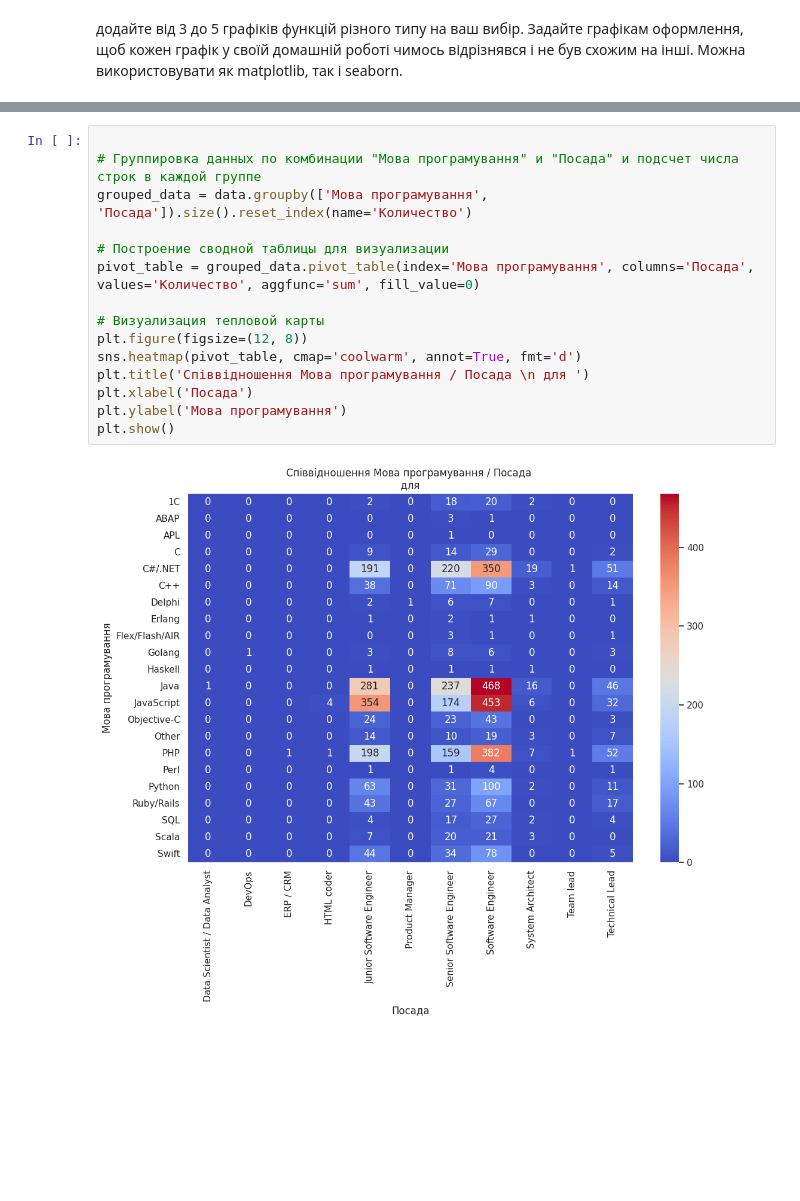
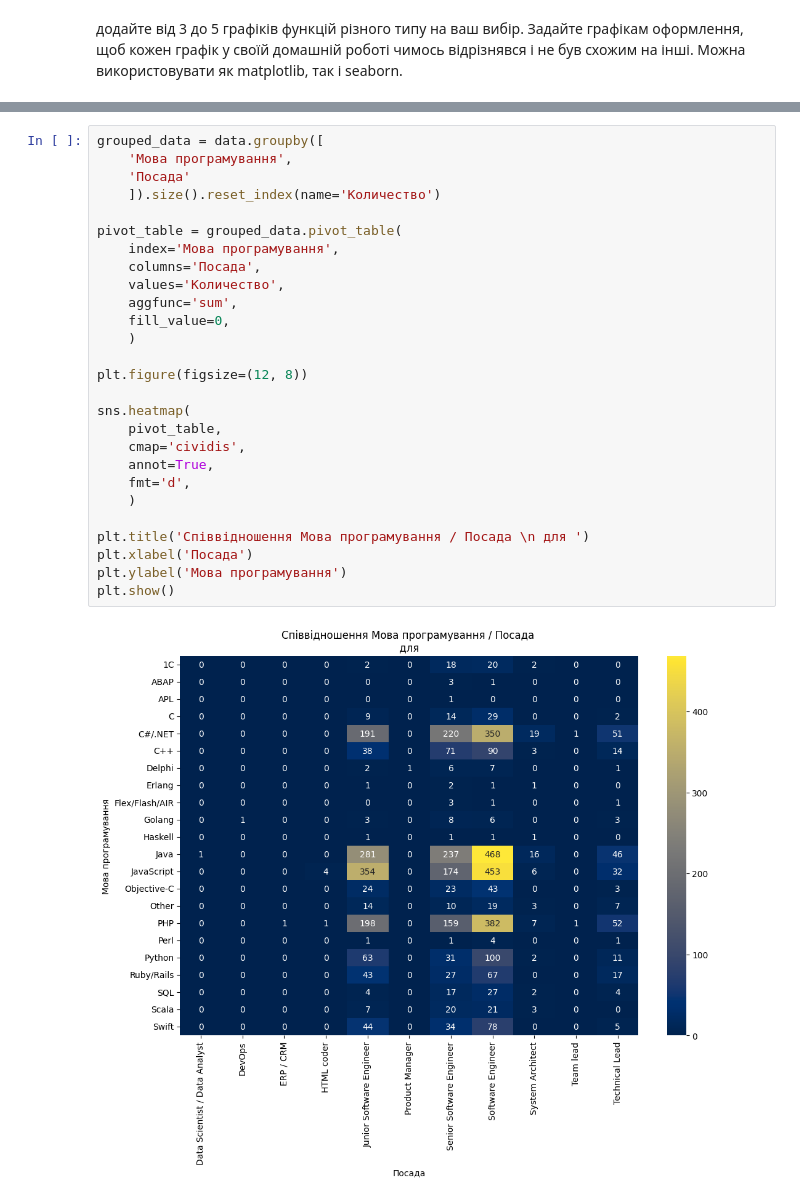
Before and after one commit to Anastasia-Makarova/DATA_homeworks, a Jupyter notebook: Hw2_2.ipynb, the cells around one changed output, grey strips where cells are left out. Saved outputs shown, nothing was run; the diff lists cells and outputs as text; blank space fills up the shorter version.

```diff
--- a/Hw2_2.ipynb
+++ b/Hw2_2.ipynb
@@ -241,19 +248,31 @@ plt.show()
 # %%
+grouped_data = data.groupby([
+    'Мова програмування',
+    'Посада'
+    ]).size().reset_index(name='Количество')
 
-# Группировка данных по комбинации "Мова програмування" и "Посада" и подсчет числа строк в каждой группе
-grouped_data = data.groupby(['Мова програмування', 'Посада']).size().reset_index(name='Количество')
+pivot_table = grouped_data.pivot_table(
+    index='Мова програмування',
+    columns='Посада',
+    values='Количество',
+    aggfunc='sum',
+    fill_value=0,
+    )
 
-# Построение сводной таблицы для визуализации
-pivot_table = grouped_data.pivot_table(index='Мова програмування', columns='Посада', values='Количество', aggfunc='sum', fill_value=0)
+plt.figure(figsize=(12, 8))
 
-# Визуализация тепловой карты
-plt.figure(figsize=(12, 8))
-sns.heatmap(pivot_table, cmap='coolwarm', annot=True, fmt='d')
+sns.heatmap(
+    pivot_table,
+    cmap='cividis',
+    annot=True,
+    fmt='d',
+    )
+
 plt.title('Співвідношення Мова програмування / Посада \n для ')
 plt.xlabel('Посада')
 plt.ylabel('Мова програмування')
 plt.show()
 # %% [output]
-[figure, old version]
+[figure, new version]
 # %%
 plt.figure(figsize=(22, 10))
```
Also changed, not shown: parts of 4 cells of this notebook.
